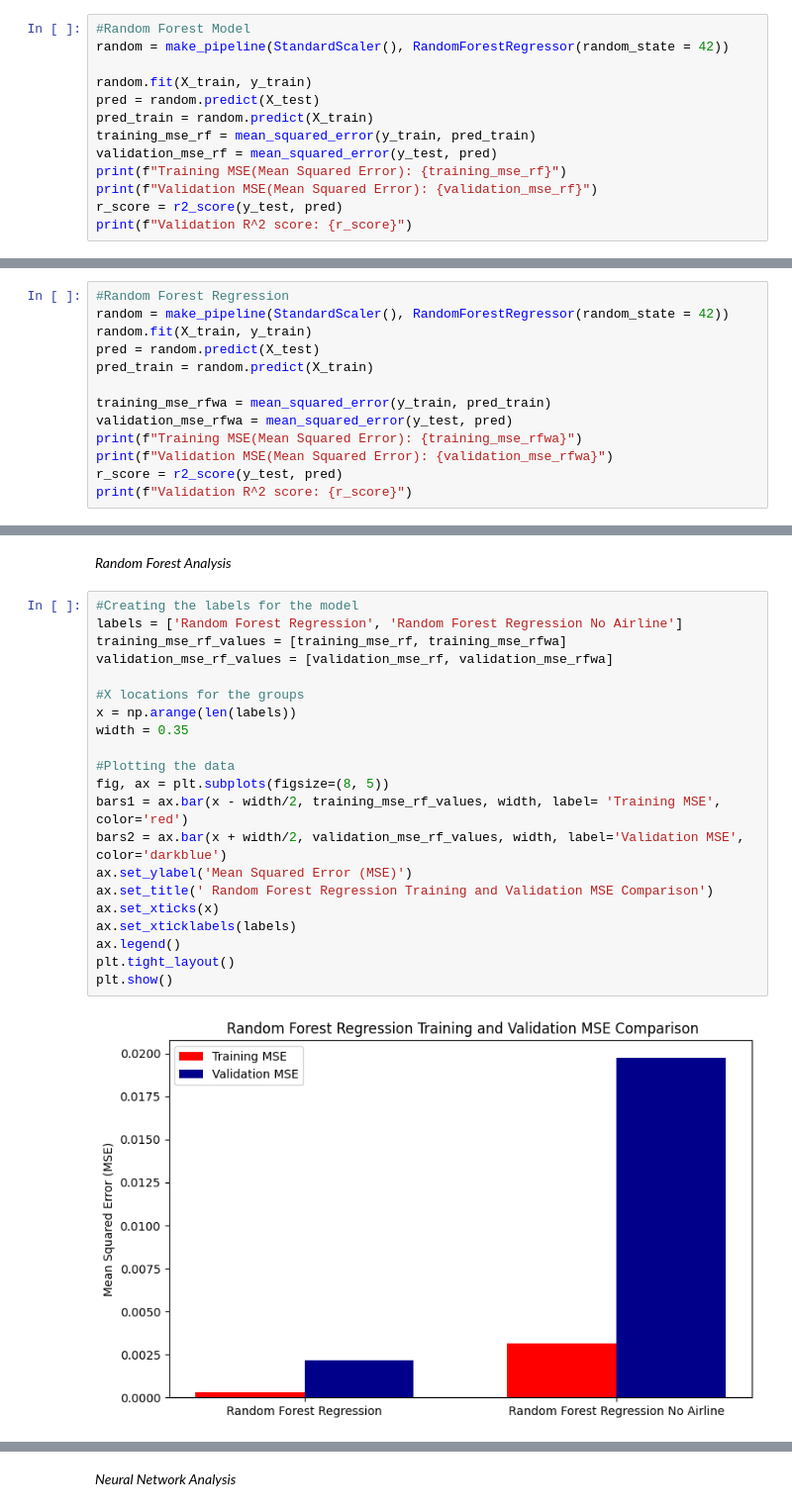
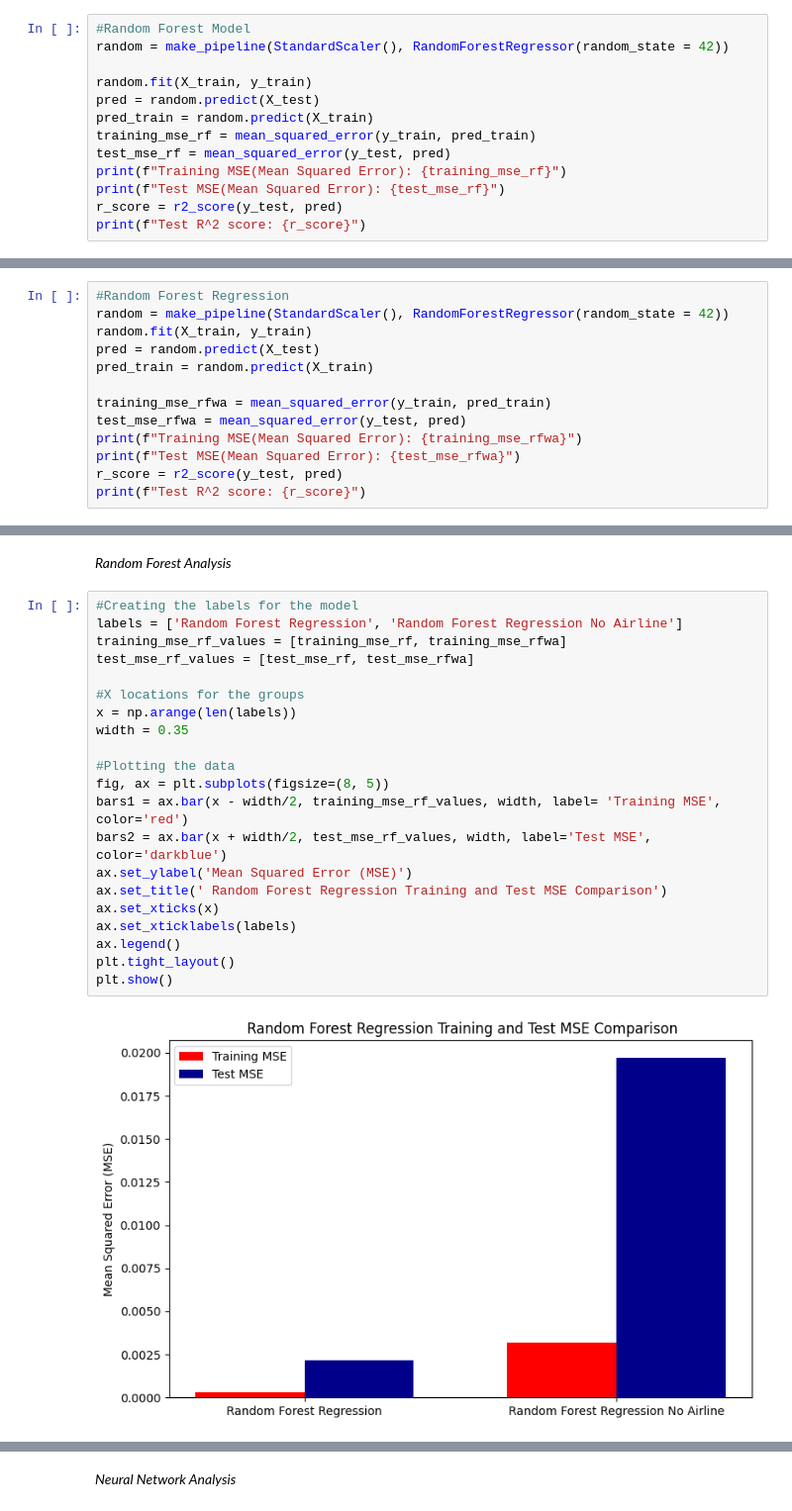
Before and after one commit to rohan-w123/CMSC320Project, a Jupyter notebook: CMSC320_Final_Project.ipynb, the cells around one changed output, grey strips where cells are left out. Shown at 99% size. Saved outputs shown, nothing was run; the diff lists cells and outputs as text.

```diff
--- a/CMSC320_Final_Project.ipynb
+++ b/CMSC320_Final_Project.ipynb
@@ -820,9 +820,9 @@ random.fit(X_train, y_train)
 pred = random.predict(X_test)
 pred_train = random.predict(X_train)
 training_mse_rf = mean_squared_error(y_train, pred_train)
-validation_mse_rf = mean_squared_error(y_test, pred)
+test_mse_rf = mean_squared_error(y_test, pred)
 print(f"Training MSE(Mean Squared Error): {training_mse_rf}")
-print(f"Validation MSE(Mean Squared Error): {validation_mse_rf}")
+print(f"Test MSE(Mean Squared Error): {test_mse_rf}")
 r_score = r2_score(y_test, pred)
-print(f"Validation R^2 score: {r_score}")
+print(f"Test R^2 score: {r_score}")
 # %% [output]
@@ -948,9 +948,9 @@ pred = random.predict(X_test)
 pred_train = random.predict(X_train)
 
 training_mse_rfwa = mean_squared_error(y_train, pred_train)
-validation_mse_rfwa = mean_squared_error(y_test, pred)
+test_mse_rfwa = mean_squared_error(y_test, pred)
 print(f"Training MSE(Mean Squared Error): {training_mse_rfwa}")
-print(f"Validation MSE(Mean Squared Error): {validation_mse_rfwa}")
+print(f"Test MSE(Mean Squared Error): {test_mse_rfwa}")
 r_score = r2_score(y_test, pred)
-print(f"Validation R^2 score: {r_score}")
+print(f"Test R^2 score: {r_score}")
 # %% [output]
@@ -1057,25 +1057,25 @@ Based on this information our best model is the polynomial without airline model
 # %%
 #Creating the labels for the model
 labels = ['Random Forest Regression', 'Random Forest Regression No Airline']
 training_mse_rf_values = [training_mse_rf, training_mse_rfwa]
-validation_mse_rf_values = [validation_mse_rf, validation_mse_rfwa]
+test_mse_rf_values = [test_mse_rf, test_mse_rfwa]
 
 #X locations for the groups
 x = np.arange(len(labels))
 width = 0.35
 
 #Plotting the data
 fig, ax = plt.subplots(figsize=(8, 5))
 bars1 = ax.bar(x - width/2, training_mse_rf_values, width, label= 'Training MSE', color='red')
-bars2 = ax.bar(x + width/2, validation_mse_rf_values, width, label='Validation MSE', color='darkblue')
+bars2 = ax.bar(x + width/2, test_mse_rf_values, width, label='Test MSE', color='darkblue')
 ax.set_ylabel('Mean Squared Error (MSE)')
-ax.set_title(' Random Forest Regression Training and Validation MSE Comparison')
+ax.set_title(' Random Forest Regression Training and Test MSE Comparison')
 ax.set_xticks(x)
 ax.set_xticklabels(labels)
 ax.legend()
 plt.tight_layout()
 plt.show()
 # %% [output]
-[figure, old version]
+[figure, new version]
 # %% [markdown]
 
```
Also changed, not shown: parts of 16 cells of this notebook.
